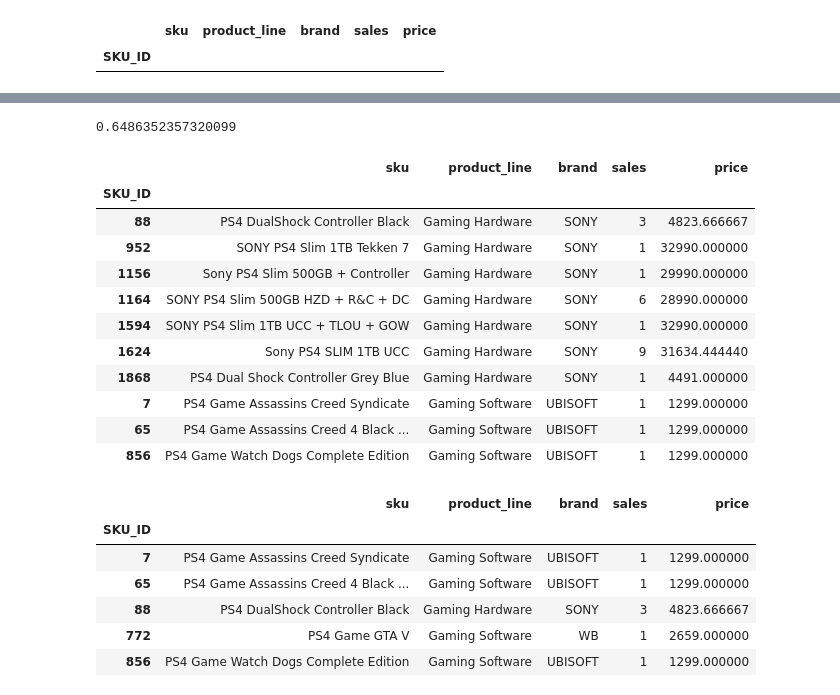
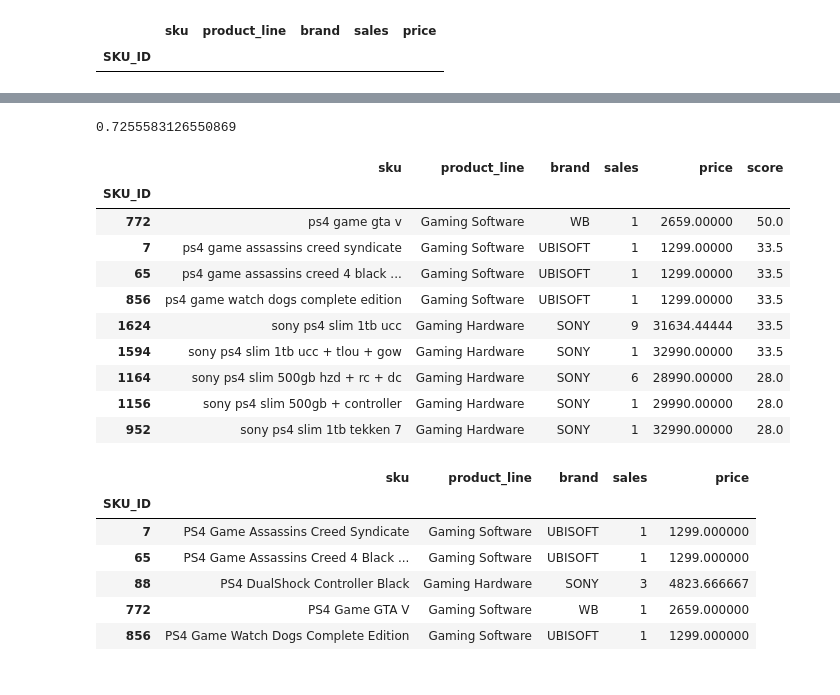
Before and after one commit to adnan2232/product_engine, a Jupyter notebook: other_variant/Untitled.ipynb, the cells around one changed output, grey strips where cells are left out. Drawn from its saved outputs; the diff is of its cells as text; code cells hidden in the pictures.

```diff
--- a/other_variant/Untitled.ipynb
+++ b/other_variant/Untitled.ipynb
@@ -442,7 +442,7 @@ class ProductMatcher:
 
         self.cat_alias = cat_alias
 
-    def sku_search(self,query:str,brand_filter:set[str],cat_filter:set[str])->pd.Index:
+    def sku_search(self,query:str,brand_filter:set[str],cat_filter:set[str],wo_score)->pd.Index:
 
         search_space = df.loc[
             df.apply(
@@ -470,25 +470,23 @@ class ProductMatcher:
         total = 0
 
         def score(str1,str2):
-            tokens = str1.split(' ')
-            total = 0
-            for token in tokens:
-                total += fuzz.partial_ratio(token,str1)
+            #tokens = str1.split(' ')
+            #total = 0
+            #for token in tokens:
+            #    total += fuzz.partial_ratio(token,str1)
 
-            return total/len(tokens)
+            #return total/len(tokens)
+            return fuzz.partial_token_sort_ratio(str1,str2)
 
-
-        return search_space.loc[
-            search_space['sku'].apply(
-                lambda sku: score(query,sku)>= threshold
-            )
-        ].index
+        search_space['score'] = search_space['sku'].apply(
+            lambda sku: score(query,sku)*wo_score
+        )
+        return search_space
 
 
 
 
     def state_space_search(self,query:str,mini_fetch:int)->pd.DataFrame:
-        import heapq
 
         brands = self.brand_matcher(query)
         brand_cat_q = []
@@ -496,15 +494,15 @@ class ProductMatcher:
         for brand,brand_score in brands:
             cats = self.cat_matcher(query,{brand,})
             for cat,cat_score in cats:
-                heapq.heappush(brand_cat_q,(-brand_score*cat_score,(brand,cat)))
+                brand_cat_q.append((brand_score*cat_score,brand,cat))
 
-        res_idx = []
+        res =  pd.DataFrame()
 
-        while(brand_cat_q and len(res_idx)<mini_fetch):
-            score,(brand,cat) = heapq.heappop(brand_cat_q)
-            res_idx.extend(self.sku_search(query,{brand,},{cat,}))
+        while(brand_cat_q):
+            score,brand,cat = brand_cat_q.pop()
+            res = pd.concat([res,self.sku_search(query,{brand,},{cat,},score)])
 
-        return self.df.iloc[np.array(res_idx)-1]
+        return res.sort_values('score',ascending=False).head(mini_fetch)
 # %%
 df = pd.read_csv('sales_data.csv',index_col=0)
 df['brand'] = df["brand"].str.replace('\r','')
@@ -538,22 +532,21 @@ for idx,data in zip(df.index,df.values):
 # %%
 matched/df.shape[0]
 # %% [output]
-0.6486352357320099
+0.7255583126550869
 # %%
-pm.state_space_search('ps4 game gta V',9)
+pm.state_space_search('Ps4 Gta V',9)
 # %% [output]
-|  | sku | product_line | brand | sales | price |
-| SKU_ID |  |  |  |  |  |
-| 88 | PS4 DualShock Controller Black | Gaming Hardware | SONY | 3 | 4823.666667 |
-| 952 | SONY PS4 Slim 1TB Tekken 7 | Gaming Hardware | SONY | 1 | 32990.000000 |
-| 1156 | Sony PS4 Slim 500GB + Controller | Gaming Hardware | SONY | 1 | 29990.000000 |
-| 1164 | SONY PS4 Slim 500GB HZD + R&C + DC | Gaming Hardware | SONY | 6 | 28990.000000 |
-| 1594 | SONY PS4 Slim 1TB UCC + TLOU + GOW | Gaming Hardware | SONY | 1 | 32990.000000 |
-| 1624 | Sony PS4 SLIM 1TB UCC | Gaming Hardware | SONY | 9 | 31634.444440 |
-| 1868 | PS4 Dual Shock Controller Grey Blue | Gaming Hardware | SONY | 1 | 4491.000000 |
-| 7 | PS4 Game Assassins Creed Syndicate | Gaming Software | UBISOFT | 1 | 1299.000000 |
-| 65 | PS4 Game Assassins Creed 4 Black ... | Gaming Software | UBISOFT | 1 | 1299.000000 |
-| 856 | PS4 Game Watch Dogs Complete Edition | Gaming Software | UBISOFT | 1 | 1299.000000 |
+|  | sku | product_line | brand | sales | price | score |
+| SKU_ID |  |  |  |  |  |  |
+| 772 | ps4 game gta v | Gaming Software | WB | 1 | 2659.00000 | 50.0 |
+| 7 | ps4 game assassins creed syndicate | Gaming Software | UBISOFT | 1 | 1299.00000 | 33.5 |
+| 65 | ps4 game assassins creed 4 black ... | Gaming Software | UBISOFT | 1 | 1299.00000 | 33.5 |
+| 856 | ps4 game watch dogs complete edition | Gaming Software | UBISOFT | 1 | 1299.00000 | 33.5 |
+| 1624 | sony ps4 slim 1tb ucc | Gaming Hardware | SONY | 9 | 31634.44444 | 33.5 |
+| 1594 | sony ps4 slim 1tb ucc + tlou + gow | Gaming Hardware | SONY | 1 | 32990.00000 | 33.5 |
+| 1164 | sony ps4 slim 500gb hzd + rc + dc | Gaming Hardware | SONY | 6 | 28990.00000 | 28.0 |
+| 1156 | sony ps4 slim 500gb + controller | Gaming Hardware | SONY | 1 | 29990.00000 | 28.0 |
+| 952 | sony ps4 slim 1tb tekken 7 | Gaming Hardware | SONY | 1 | 32990.00000 | 28.0 |
 # %%
 df.loc[df['sku'].str.contains('PS4')]
 # %% [output]
```
Also changed, not shown: parts of 2 cells of this notebook, 1 other file.
